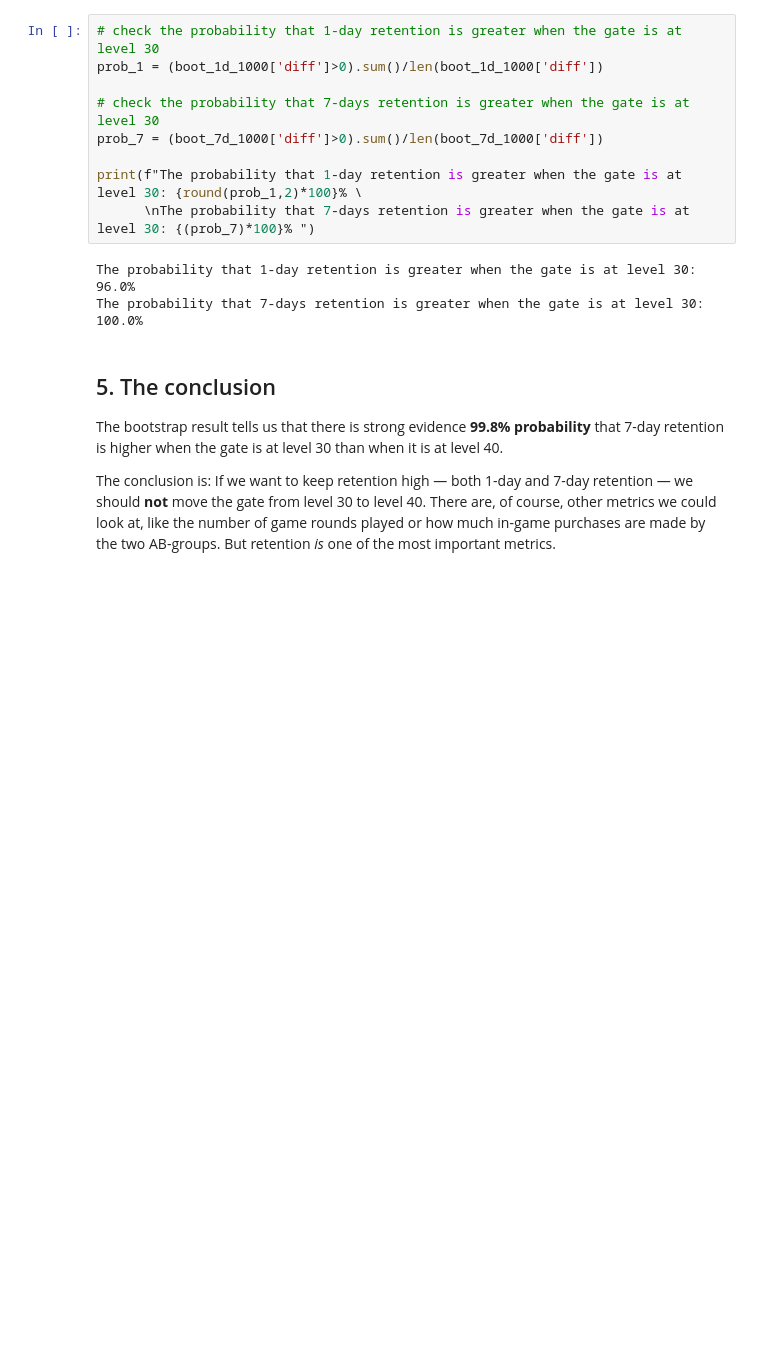
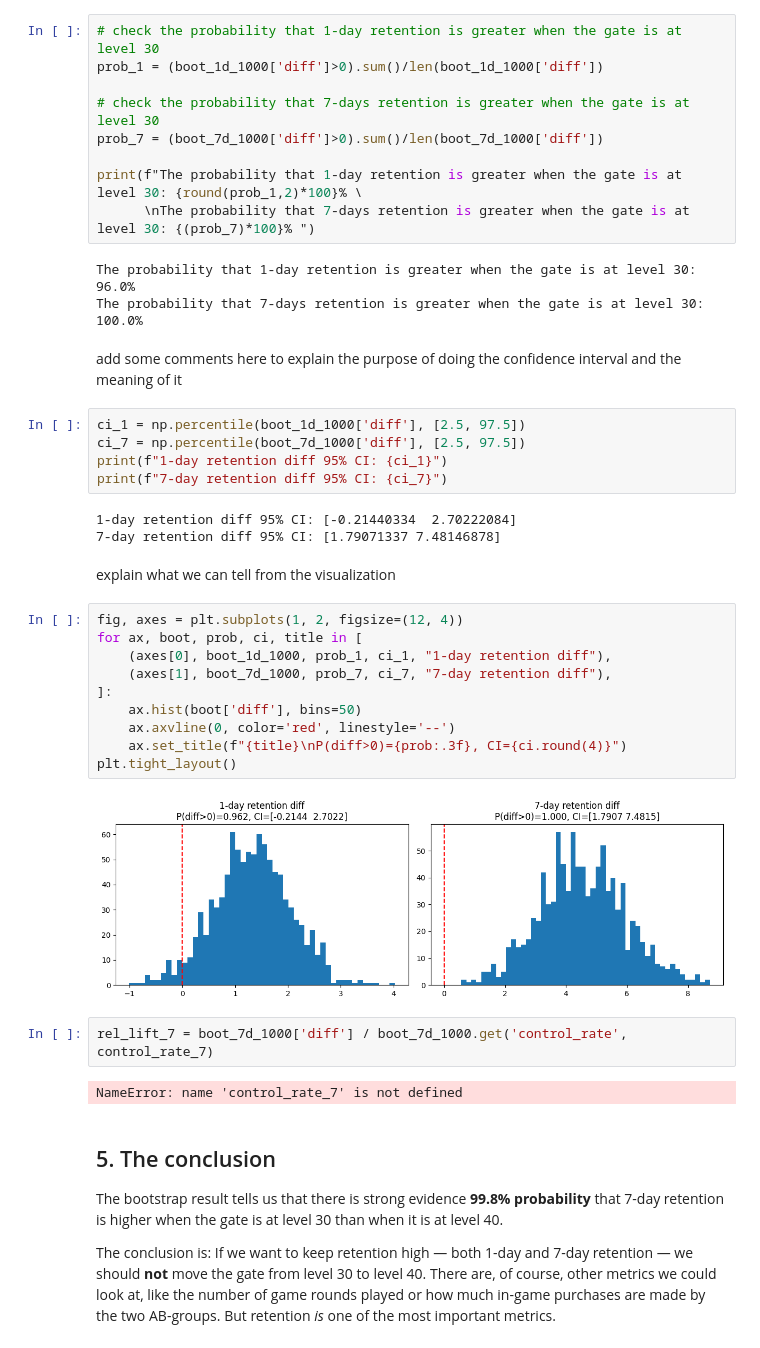
Before and after one commit to YannnnnaY/Course-Projects, a Jupyter notebook: Mobile_Games_AB_Testing_with_Cookie_Cats.ipynb, the cells around one changed output. Saved outputs shown, nothing was run; the diff lists cells and outputs as text; blank space fills up the shorter version.

```diff
--- a/Mobile_Games_AB_Testing_with_Cookie_Cats.ipynb
+++ b/Mobile_Games_AB_Testing_with_Cookie_Cats.ipynb
@@ -273,6 +511,34 @@ print(f"The probability that 1-day retention is greater when the gate is at leve
 # %% [output]
 The probability that 1-day retention is greater when the gate is at level 30: 96.0%
 The probability that 7-days retention is greater when the gate is at level 30: 100.0%
+# %% [markdown]
+add some comments here to explain the purpose of doing the confidence interval and the meaning of it
+# %%
+ci_1 = np.percentile(boot_1d_1000['diff'], [2.5, 97.5])
+ci_7 = np.percentile(boot_7d_1000['diff'], [2.5, 97.5])
+print(f"1-day retention diff 95% CI: {ci_1}")
+print(f"7-day retention diff 95% CI: {ci_7}")
+# %% [output]
+1-day retention diff 95% CI: [-0.21440334  2.70222084]
+7-day retention diff 95% CI: [1.79071337 7.48146878]
+# %% [markdown]
+explain what we can tell from the visualization
+# %%
+fig, axes = plt.subplots(1, 2, figsize=(12, 4))
+for ax, boot, prob, ci, title in [
+    (axes[0], boot_1d_1000, prob_1, ci_1, "1-day retention diff"),
+    (axes[1], boot_7d_1000, prob_7, ci_7, "7-day retention diff"),
+]:
+    ax.hist(boot['diff'], bins=50)
+    ax.axvline(0, color='red', linestyle='--')
+    ax.set_title(f"{title}\nP(diff>0)={prob:.3f}, CI={ci.round(4)}")
+plt.tight_layout()
+# %% [output]
+[figure, added]
+# %%
+rel_lift_7 = boot_7d_1000['diff'] / boot_7d_1000.get('control_rate', control_rate_7)
+# %% [output]
+NameError: name 'control_rate_7' is not defined
 # %% [markdown]
 ## <font color="00bfff">5. The conclusion</font>
 
```
Also changed, not shown: parts of 21 cells of this notebook.
